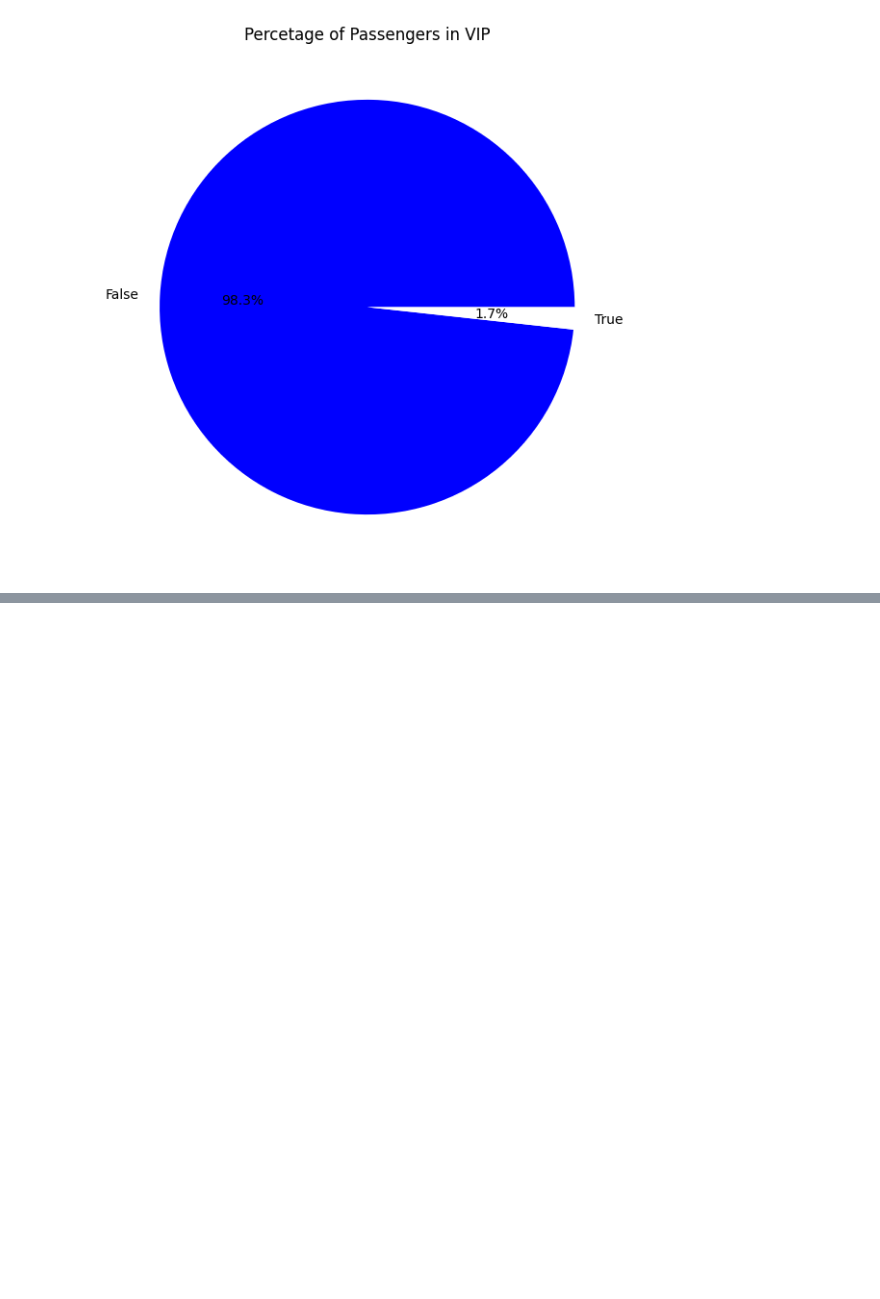
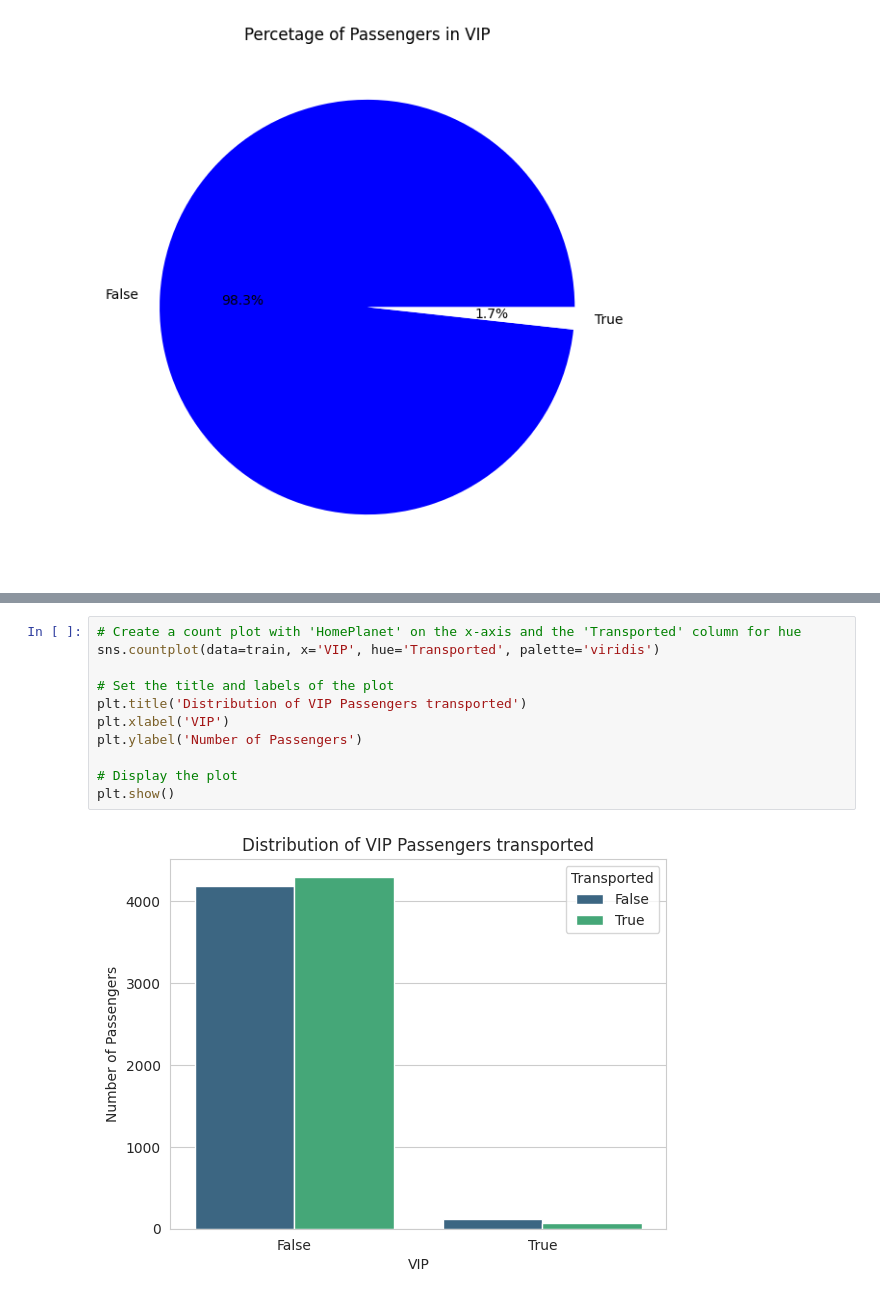
Before and after one commit to TOFWAQ/Kaggle_Challenge, a Jupyter notebook: TEAM_14.ipynb, the cells around one changed output, grey strips where cells are left out. Drawn from its saved outputs; the diff is of its cells as text; blank space fills up the shorter version.

```diff
--- a/TEAM_14.ipynb
+++ b/TEAM_14.ipynb
@@ -206,0 +261,13 @@ plt.show()
+# %%
+# Create a count plot with 'HomePlanet' on the x-axis and the 'Transported' column for hue
+sns.countplot(data=train, x='VIP', hue='Transported', palette='viridis')
+
+# Set the title and labels of the plot
+plt.title('Distribution of VIP Passengers transported')
+plt.xlabel('VIP')
+plt.ylabel('Number of Passengers')
+
+# Display the plot
+plt.show()
+# %% [output]
+[figure, added]
```
Also changed, not shown: parts of 9 cells of this notebook.
